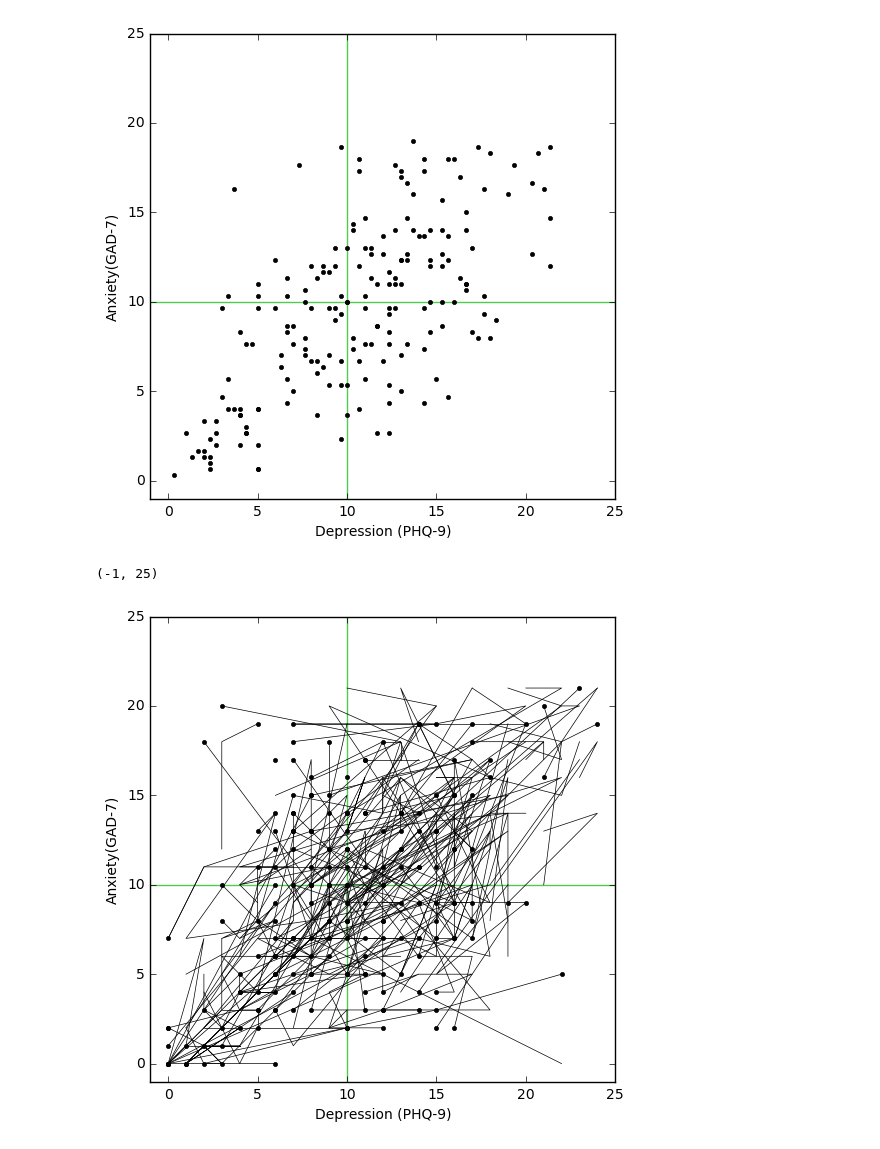
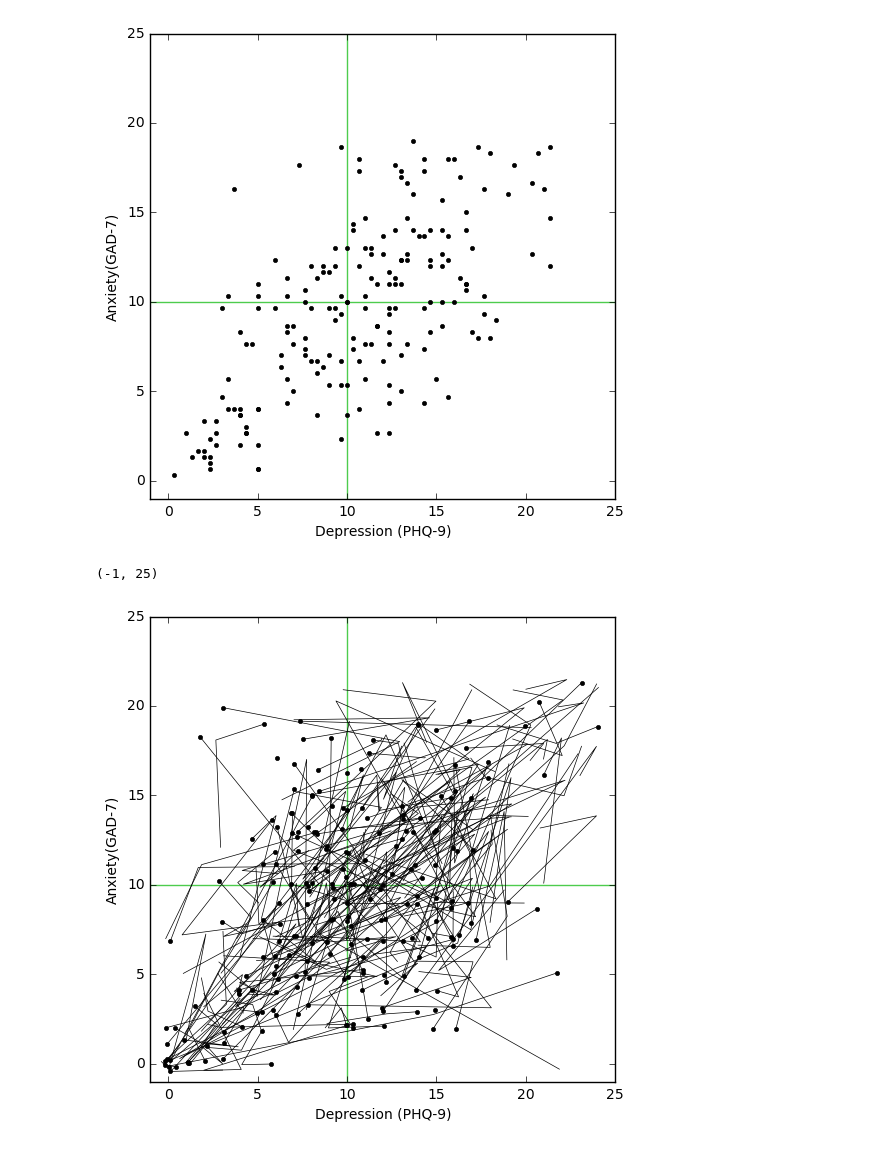
Before and after one commit to sosata/CS120DataAnalysis, a Jupyter notebook: Assessment/show_depression_vs_anxiety.ipynb, the cells around one changed output. Drawn from its saved outputs; the diff is of its cells as text; code cells hidden in the pictures.

```diff
--- a/Assessment/show_depression_vs_anxiety.ipynb
+++ b/Assessment/show_depression_vs_anxiety.ipynb
@@ -3,3 +3,25 @@ import pickle
 
 with open('assessment.dat') as f:
     ass = pickle.load(f)
+# %%
+import matplotlib.pyplot as plt
+import matplotlib.cm as cm
+import numpy as np
+
+a_noise = .2
+msize= 5
+
+np.random.seed(seed=866)
+
+%matplotlib inline
+plt.figure(figsize=[6,6])
+plt.plot([10,10],[-1,25],color=(.3,.8,.3))
+plt.plot([-1,25],[10,10],color=(.3,.8,.3))
+# cmap = cm.hsv(np.arange(ass.shape[0]))
+plt.plot(ass['PHQ9 W0']+a_noise*np.random.randn(ass.shape[0]),ass['GAD7 W0']+a_noise*np.random.randn(ass.shape[0]),'.', color=(0,0,0), markersize=msize)
+plt.plot(ass['PHQ9 W3']+a_noise*np.random.randn(ass.shape[0]),ass['GAD7 W3']+a_noise*np.random.randn(ass.shape[0]),'.', color=(0,0,0), markersize=msize)
+plt.plot(ass['PHQ9 W6']+a_noise*np.random.randn(ass.shape[0]),ass['GAD7 W6']+a_noise*np.random.randn(ass.shape[0]),'.', color=(0,0,0), markersize=msize)
+plt.xlabel('Depression (PHQ-9)')
+plt.ylabel('Anxiety(GAD-7)')
+plt.xlim([-1,25])
+plt.ylim([-1,25])
@@ -24,15 +58,18 @@ plt.ylim([-1,25])
 # %%
 plt.figure(figsize=[6,6])
 plt.plot([10,10],[-1,25],color=(.3,.8,.3))
 plt.plot([-1,25],[10,10],color=(.3,.8,.3))
 # cmap = cm.hsv(np.arange(ass.shape[0]))
+noise_phq = a_noise*np.random.randn(ass.shape[0],3)
+noise_gad = a_noise*np.random.randn(ass.shape[0],3)
 for i in range(ass.shape[0]):
-    plt.plot(ass.loc[i,['PHQ9 W0','PHQ9 W3','PHQ9 W6']],ass.loc[i,['GAD7 W0','GAD7 W3','GAD7 W6']],lw=.5,color=(0,0,0))
-    plt.plot(ass.loc[i,'PHQ9 W0'],ass.loc[i,'GAD7 W0'],'.',color=(0,0,0))
+    plt.plot(ass.loc[i,['PHQ9 W0','PHQ9 W3','PHQ9 W6']]+noise_phq[i,:],\
+             ass.loc[i,['GAD7 W0','GAD7 W3','GAD7 W6']]+noise_gad[i,:],lw=.5,color=(0,0,0))
+    plt.plot(ass.loc[i,'PHQ9 W0']+noise_phq[i,0],ass.loc[i,'GAD7 W0']+noise_gad[i,0],'.',color=(0,0,0))
 plt.xlabel('Depression (PHQ-9)')
 plt.ylabel('Anxiety(GAD-7)')
 plt.xlim([-1,25])
 plt.ylim([-1,25])
 # %% [output]
 (-1, 25)
-[figure, old version]
+[figure, new version]
```
Also changed, not shown: parts of 7 cells of this notebook, 1 other file.
